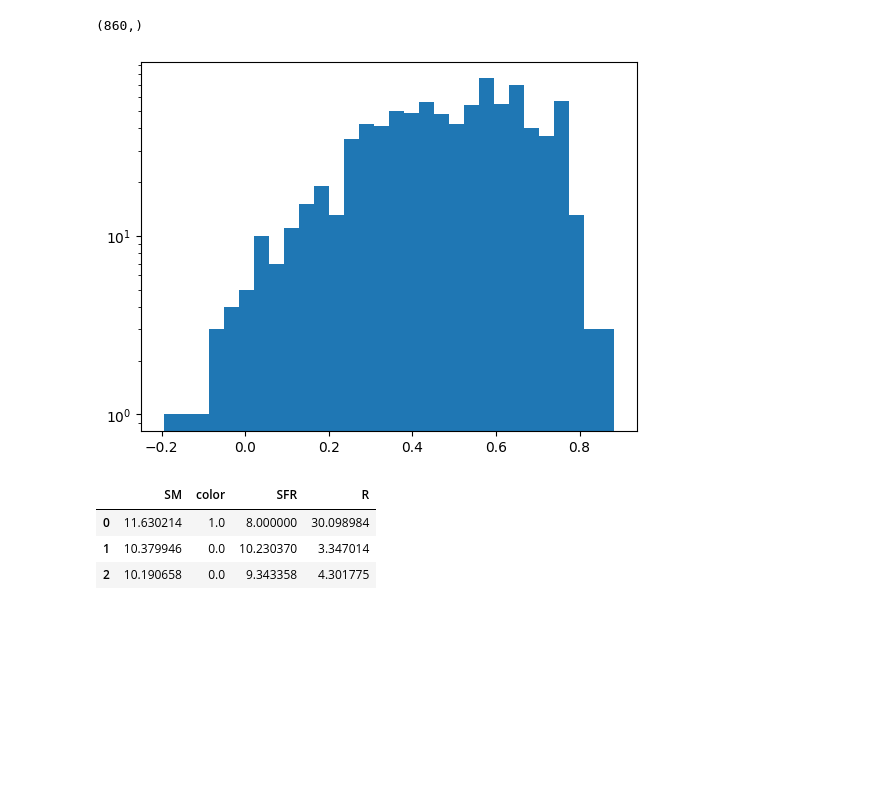
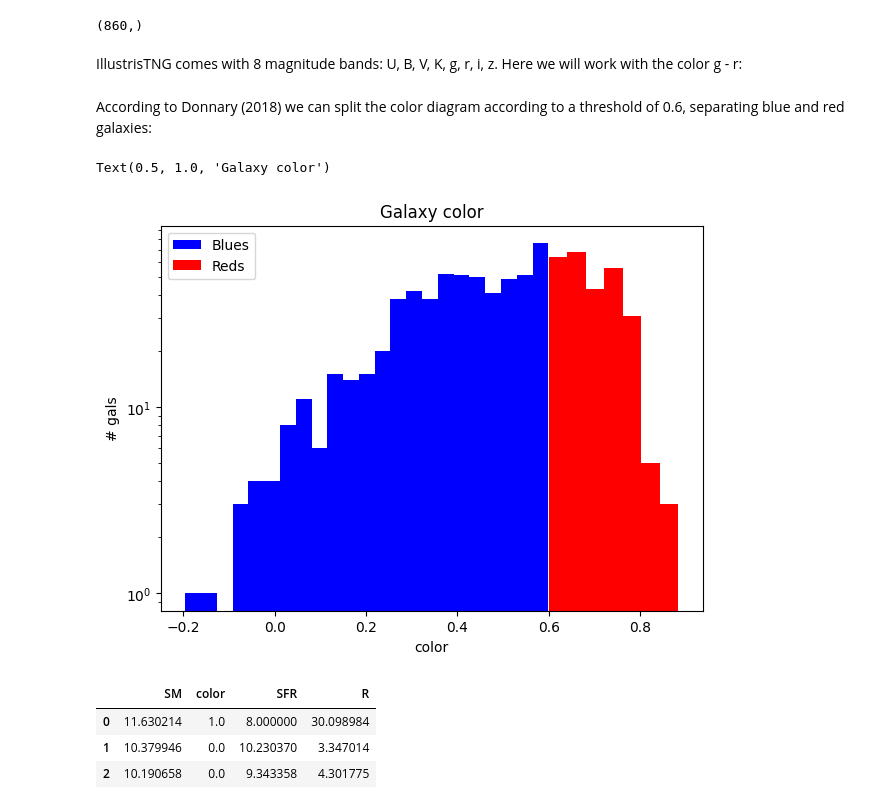
Before and after one commit to natalidesanti/ML4cosmology, a Jupyter notebook: notebooks/redXblue.ipynb, the cells around one changed output. Cells and saved outputs as stored; diff of their text form; code cells hidden in the pictures; blank space fills up the shorter version.

```diff
--- a/notebooks/redXblue.ipynb
+++ b/notebooks/redXblue.ipynb
@@ -16,5 +80,5 @@ from sklearn.metrics import log_loss
 # %%
-f = h5py.File('../data/fof_subhalo_tab_033.hdf5')
-f.keys()
+with h5py.File('../data/fof_subhalo_tab_033.hdf5', 'r') as f:
+    print(f.keys())
 # %% [output]
 <KeysViewHDF5 ['Config', 'Group', 'Header', 'IDs', 'Parameters', 'Subhalo']>
@@ -25,2 +87,8 @@ f['Header'].attrs.keys()
 # %%
-f['Subhalo'].attrs.keys()
+with h5py.File('../data/fof_subhalo_tab_033.hdf5', 'r') as f:
+    BoxSize      = f['Header'].attrs[u'BoxSize']/1e3    #size of the snapshot in comoving Mpc/h
+    redshift     = f['Header'].attrs[u'Redshift']       #reshift of the snapshot
+    scale_factor = f['Header'].attrs[u'Time']           #scale factor
+    h            = f['Header'].attrs[u'HubbleParam']    #value of the hubble parameter in 100 km/s/(Mpc/h)
+    Omega_m      = f['Header'].attrs[u'Omega0']         #Omega_matter
+    Omega_L      = f['Header'].attrs[u'OmegaLambda']    #Omega_baryon
@@ -29,5 +113,6 @@ f['Subhalo'].attrs.keys()
 # %%
-SM    = f['/Subhalo/SubhaloMassType'][:, 4]*1e10 #Msun/h
-mags = f['Subhalo/SubhaloStellarPhotometrics'][:]
-SFR = f['Subhalo/SubhaloSFR'][:]*1e10 #(Msun/year)/ (10^10 Msun/h)
-R_g  =  f['Subhalo/SubhaloHalfmassRadType'][:, 4] #kpc/h
+with h5py.File('../data/fof_subhalo_tab_033.hdf5', 'r') as f:
+    SM    = f['/Subhalo/SubhaloMassType'][:, 4]*1e10 #Msun/h
+    mags = f['Subhalo/SubhaloStellarPhotometrics'][:]
+    SFR = f['Subhalo/SubhaloSFR'][:]*1e10 #(Msun/year)/ (10^10 Msun/h)
+    R_g  =  f['Subhalo/SubhaloHalfmassRadType'][:, 4] #kpc/h
@@ -45 +134,4 @@ indexes.shape
+# %% [markdown]
+IllustrisTNG comes with 8 magnitude bands: U, B, V, K, g, r, i, z.
+Here we will work with the color g - r:
 # %%
@@ -47,6 +139,14 @@ color = mags[:,4]-mags[:,5]
+# %% [markdown]
+According to Donnary (2018) we can split the color diagram according to a threshold of 0.6, separating blue and red galaxies:
 # %%
-plt.figure(dpi = 100)
-plt.hist(color, bins = 30)
+plt.figure(dpi = 100, figsize = (7, 5))
+plt.hist(color[np.where(color < 0.6)[0]], bins = 23, color = 'blue', label = 'Blues')
+plt.hist(color[np.where(color > 0.6)[0]], bins = 7, color = 'red', label = 'Reds')
 plt.yscale('log')
+plt.ylabel('# gals')
+plt.xlabel('color')
+plt.legend()
+plt.title('Galaxy color')
 # %% [output]
+Text(0.5, 1.0, 'Galaxy color')
-[figure, old version]
+[figure, new version]
```
Also changed, not shown: parts of 20 cells of this notebook, 1 other file.
